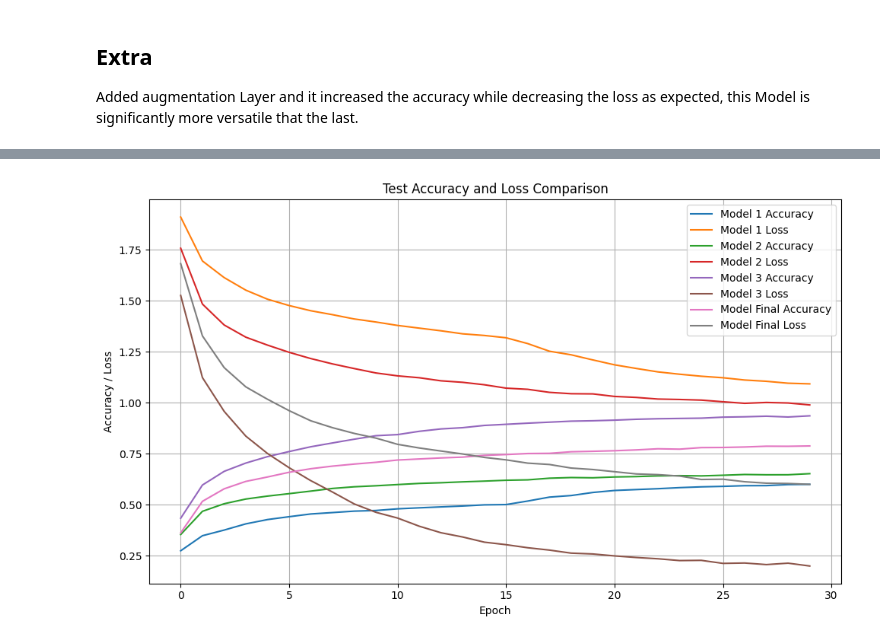
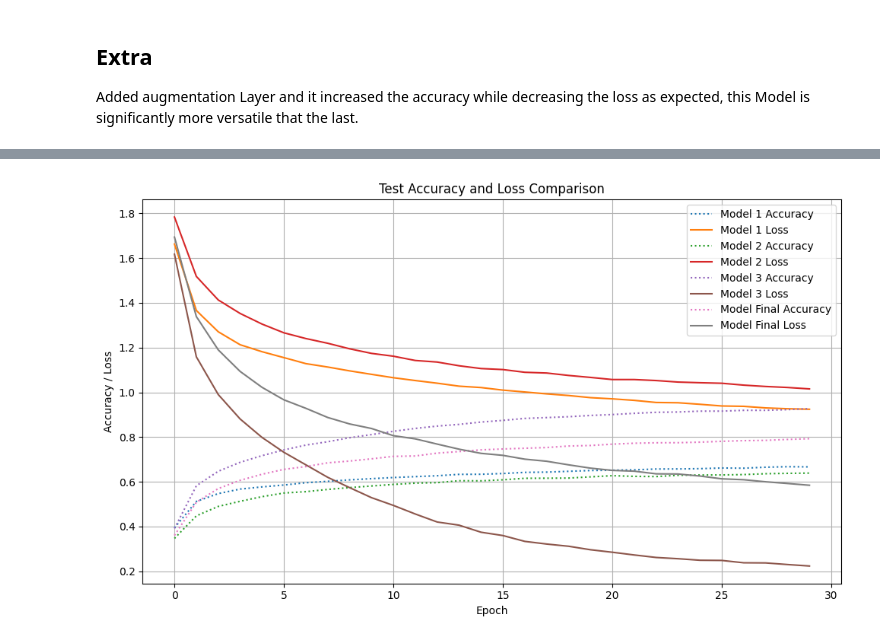
Before and after one commit to cu-cspb-4622-summer-2023/p2-GreatBrittan, a Jupyter notebook: Brittan_Mini_Project_2.ipynb, the cells around one changed output, grey strips where cells are left out. Cells and saved outputs as stored; diff of their text form; code cells hidden in the pictures.

```diff
--- a/Brittan_Mini_Project_2.ipynb
+++ b/Brittan_Mini_Project_2.ipynb
@@ -412,7 +412,7 @@ Epoch 30/30
 
 # Function to plot each model's history, takes in Model.history value and the desired label
 def plot_history(history, label):
-    plt.plot(history.history['accuracy'], label=label+' Accuracy')
+    plt.plot(history.history['accuracy'], label=label+' Accuracy', linestyle = ':')
     plt.plot(history.history['loss'], label=label+' Loss')
     plt.legend()
 
@@ -509,8 +509,8 @@ Added augmentation Layer and it increased the accuracy while decreasing the loss
 model_final = keras.Sequential(
   [
     layers.Input((32,32,3)),
+    layers.RandomFlip("vertical"),
     layers.RandomFlip("horizontal"),
-    layers.RandomFlip("vertical"),
     layers.Conv2D(16, 3, padding='same', activation='relu'),
     layers.MaxPooling2D(),
     layers.Conv2D(32, 3, padding='same', activation='relu'),
@@ -522,7 +522,7 @@ model_final = keras.Sequential(
     layers.Conv2D(256, 3, padding='same', activation='relu'),
     layers.MaxPooling2D(),
     layers.Flatten(),
-    layers.Dense(1024, activation='relu'),
+    layers.Dense(512, activation='relu'),
     layers.Dense(10, activation='softmax')
   ]
 )
@@ -588,33 +588,33 @@ plt.imshow(image_data)
 [figure]
 # %%
 def plot_history(history, label):
-    plt.plot(history.history['accuracy'], label=label+' Accuracy')
+    plt.plot(history.history['accuracy'], label=label+' Accuracy', linestyle=':')
     plt.plot(history.history['loss'], label=label+' Loss')
     plt.legend()
 
 # Get model data from history
 model1_history = history
 model2_history = history2
 model3_history = history3
 model_final_history = history_final
 
 # Size figure
 plt.figure(figsize=(10, 6))
 
 # Plot the model data using plot_history
 plot_history(model1_history, 'Model 1')
 plot_history(model2_history, 'Model 2')
 plot_history(model3_history, 'Model 3')
 plot_history(model_final_history, 'Model Final')
 
 # Plot labels and title
 plt.xlabel('Epoch')
 plt.ylabel('Accuracy / Loss')
 plt.title('Test Accuracy and Loss Comparison')
 
 # Show grid and plot
 plt.grid(True)
 plt.tight_layout()
 plt.show()
 # %% [output]
-[figure, old version]
+[figure, new version]
```
Also changed, not shown: parts of 14 cells of this notebook.
